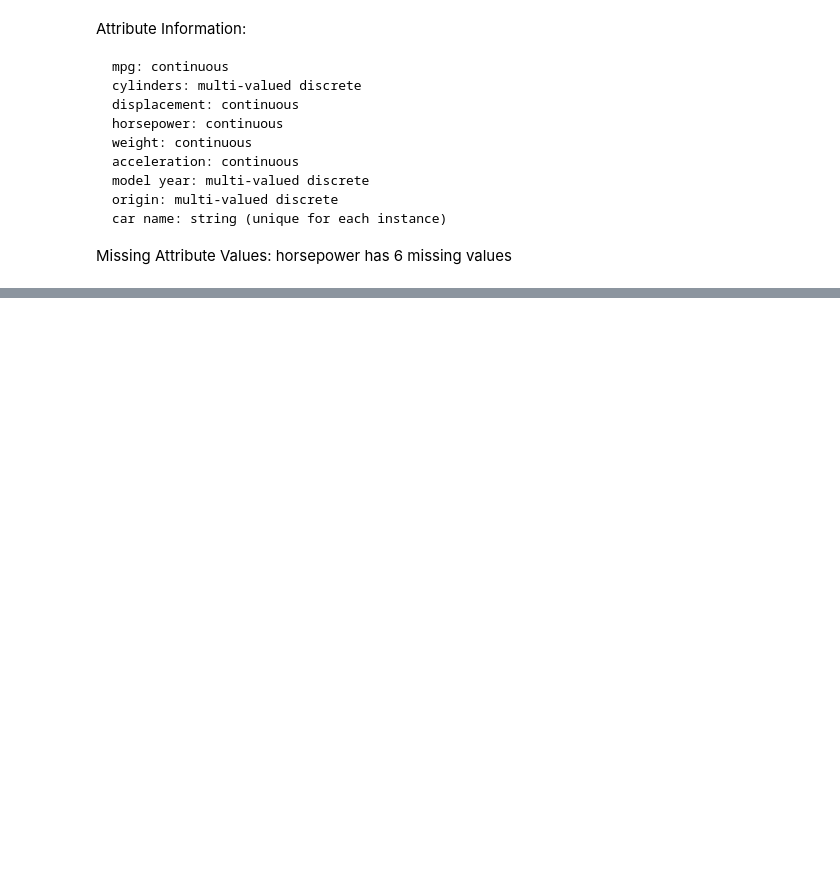
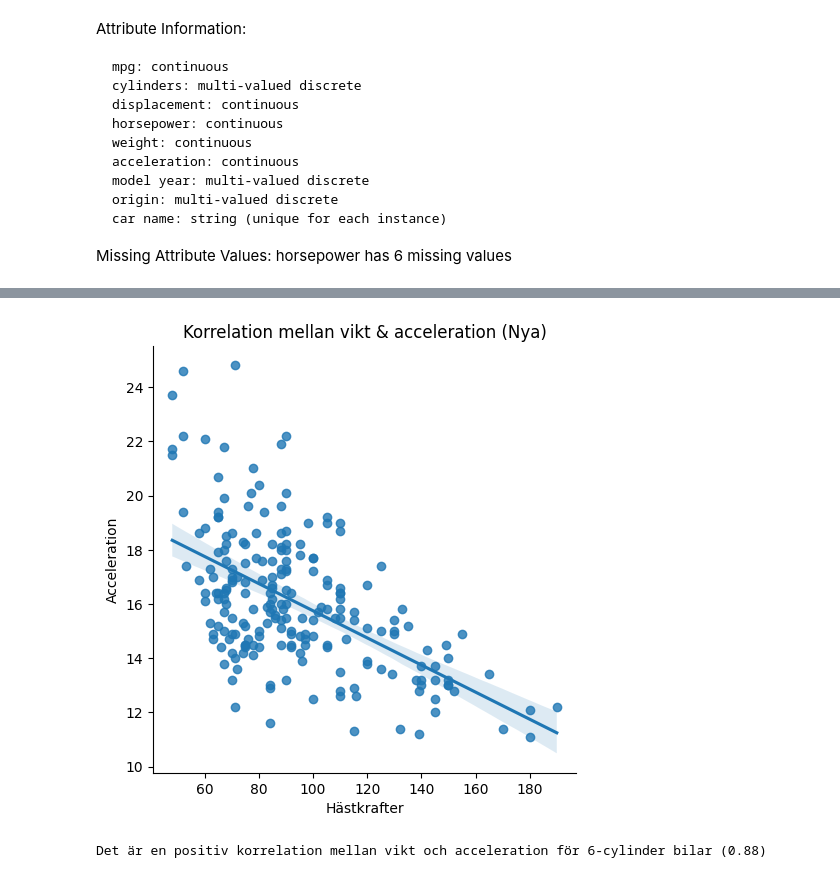
Before and after one commit to Rufshod/Statistical_Analysis_Alexander_Andersson, a Jupyter notebook: Lab/Lab_cars.ipynb, the cells around one changed output, grey strips where cells are left out. Cells and saved outputs as stored; diff of their text form; code cells hidden in the pictures; blank space fills up the shorter version.

```diff
--- a/Lab/Lab_cars.ipynb
+++ b/Lab/Lab_cars.ipynb
@@ -67,0 +217,20 @@ The point of this analysis is to check for how
+# %%
+#df = df[(df["cylinders"] == 6) | (df["cylinders"] == 8)]
+
+correlation_6 = cars_newer["lper100km"].corr(cars_newer["weight"])
+#correlation_8 = df8["weight"].corr(df["acceleration"])
+
+sns.lmplot(x='horsepower', y='acceleration', data=cars_newer)
+plt.xlabel("Hästkrafter")
+plt.ylabel("Acceleration")
+plt.title("Korrelation mellan vikt & acceleration (Nya)")
+plt.show()
+
+
+if correlation_6 > 0:
+    print(f"Det är en positiv korrelation mellan vikt och acceleration för 6-cylinder bilar ({correlation_6:.2f})")
+elif correlation_6 < 0:
+    print(f"Det är en negativ korrelation mellan vikt och acceleration för 6-cylinder bilar ({correlation_6:.2f})")
+# %% [output]
+[figure, added]
+Det är en positiv korrelation mellan vikt och acceleration för 6-cylinder bilar (0.88)
```
Also changed, not shown: parts of 26 cells of this notebook, 6 other files.
